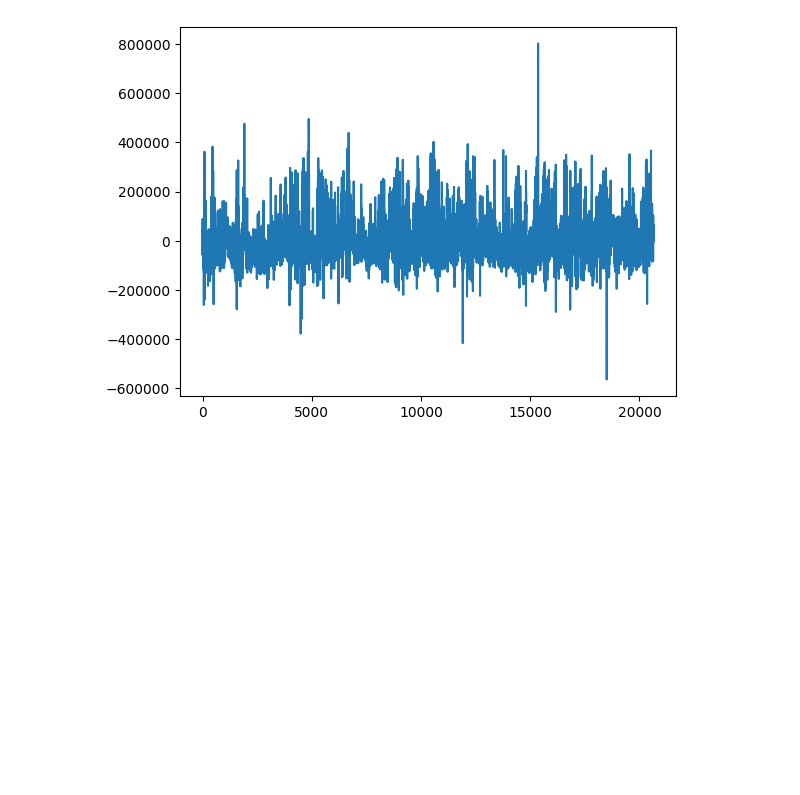
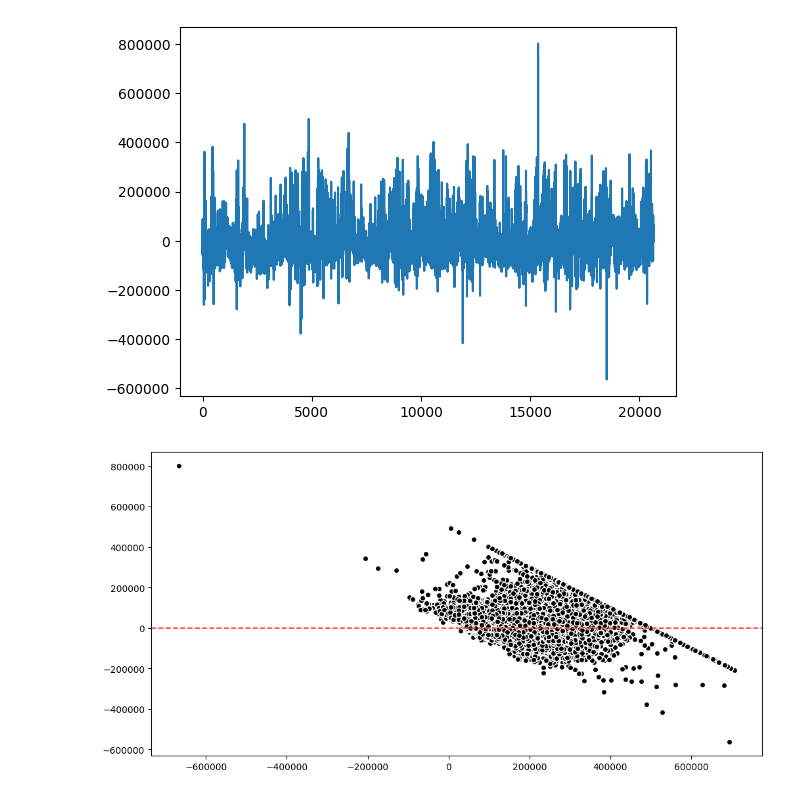
Before and after one commit to AyushDevadiga1/Machine-Learning, a Jupyter notebook: regression_assumptions.ipynb, the cells around one changed output. Saved outputs shown, nothing was run; the diff lists cells and outputs as text; code cells hidden in the pictures; blank space fills up the shorter version.

Commit message:
Analyzing the distribution of the residuals

```diff
--- a/regression_assumptions.ipynb
+++ b/regression_assumptions.ipynb
@@ -90,3 +90,16 @@ plt.plot(residuals)
 plt.show()
 # %% [output]
 [figure]
+# %%
+# residuals vs y_pred
+plt.figure(figsize=(12,6))
+plt.axhline(y=0, color="#FF4848", linestyle='--')
+plt.scatter(
+            y_pred,
+            residuals,
+            color = 'black',
+            edgecolors='white'
+)
+plt.show()
+# %% [output]
+[figure, added]
```
Also changed, not shown: parts of 7 cells of this notebook.
